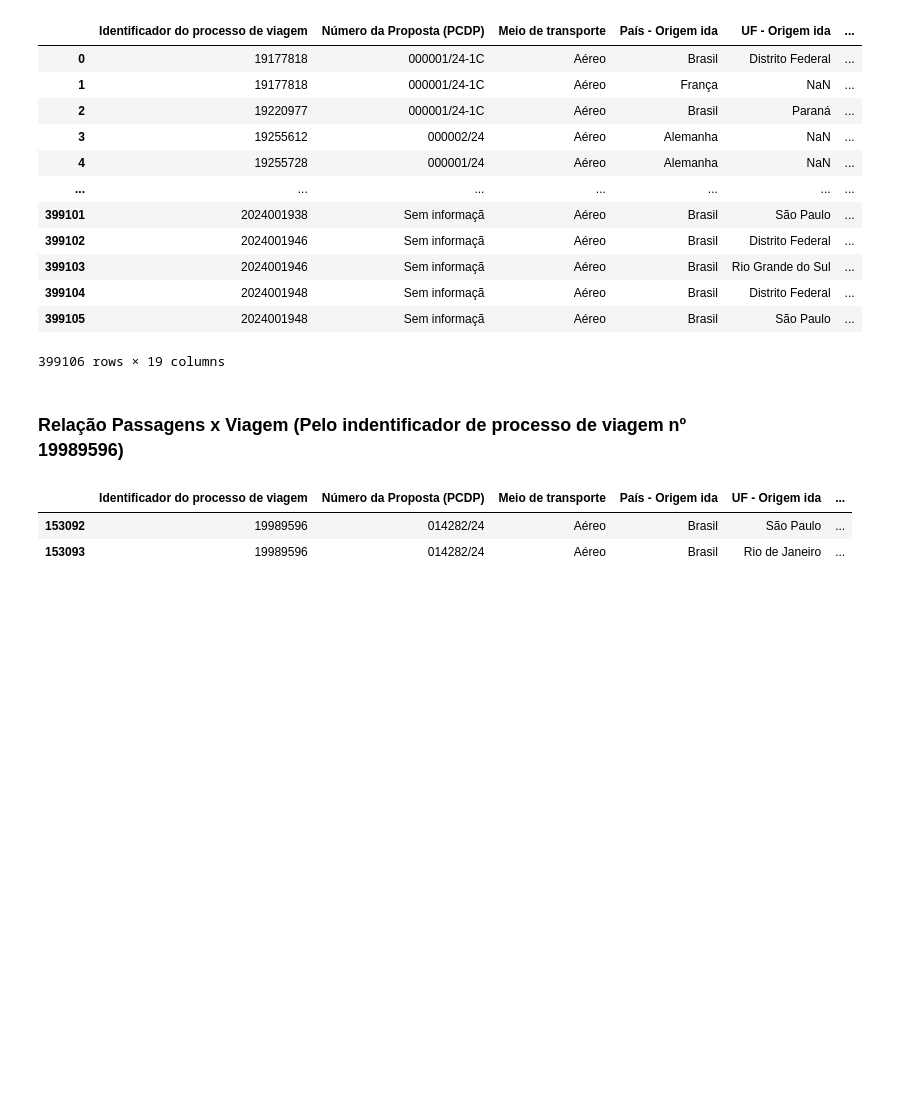
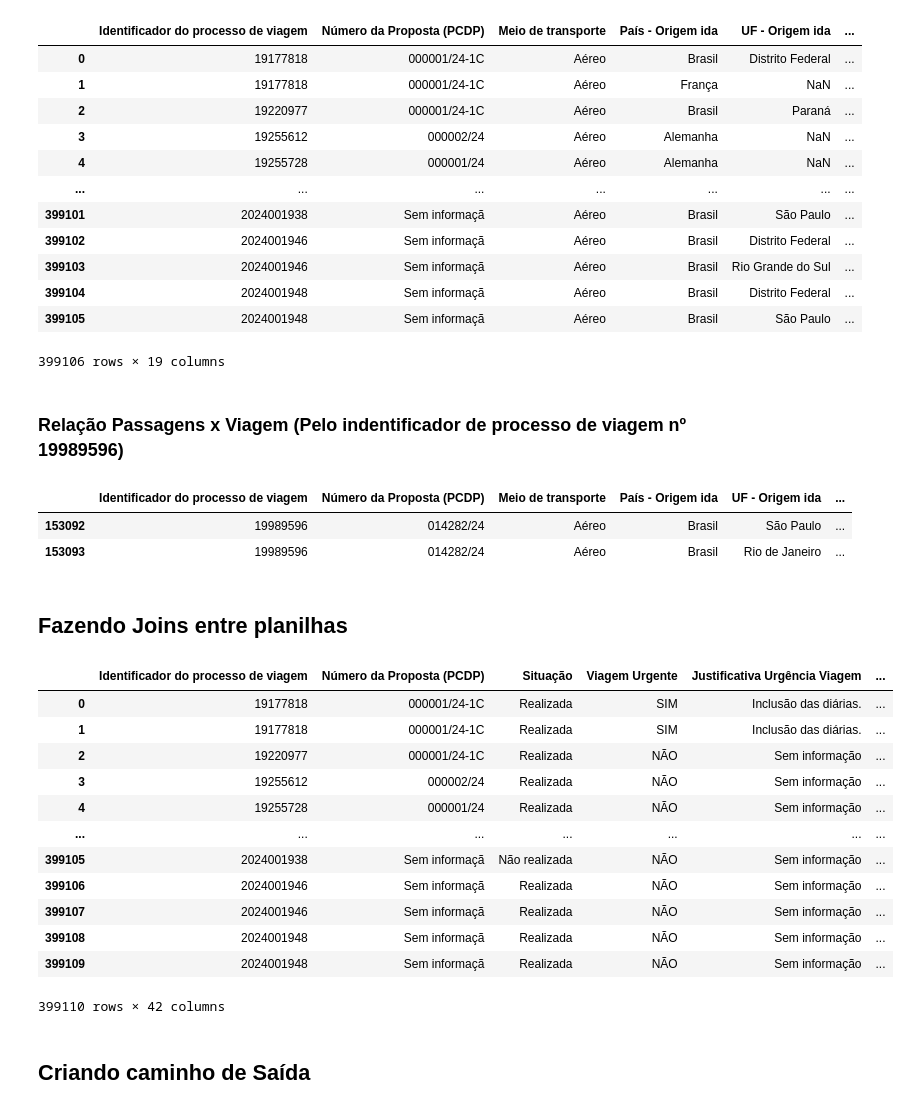
Before and after one commit to Luis-Filipe-Santos/analise-transparencia, a Jupyter notebook: analise.ipynb, the cells around one changed output. Cells and saved outputs as stored; diff of their text form; code cells hidden in the pictures; blank space fills up the shorter version.

Commit message:
Criando caminho de Saída

```diff
--- a/analise.ipynb
+++ b/analise.ipynb
@@ -153,3 +155,23 @@ df_passagens[df_passagens['Identificador do processo de viagem'] == 19989596]
 |  | Identificador do processo de viagem | Número da Proposta (PCDP) | Meio de transporte | País - Origem ida | UF - Origem ida | ... |
 | 153092 | 19989596 | 014282/24 | Aéreo | Brasil | São Paulo | ... |
 | 153093 | 19989596 | 014282/24 | Aéreo | Brasil | Rio de Janeiro | ... |
+# %% [markdown]
+## Fazendo Joins entre planilhas
+# %%
+df_viagens.merge(df_passagens)
+# %% [output]
+|  | Identificador do processo de viagem | Número da Proposta (PCDP) | Situação | Viagem Urgente | Justificativa Urgência Viagem | ... |
+| 0 | 19177818 | 000001/24-1C | Realizada | SIM | Inclusão das diárias. | ... |
+| 1 | 19177818 | 000001/24-1C | Realizada | SIM | Inclusão das diárias. | ... |
+| 2 | 19220977 | 000001/24-1C | Realizada | NÃO | Sem informação | ... |
+| 3 | 19255612 | 000002/24 | Realizada | NÃO | Sem informação | ... |
+| 4 | 19255728 | 000001/24 | Realizada | NÃO | Sem informação | ... |
+| ... | ... | ... | ... | ... | ... | ... |
+| 399105 | 2024001938 | Sem informaçã | Não realizada | NÃO | Sem informação | ... |
+| 399106 | 2024001946 | Sem informaçã | Realizada | NÃO | Sem informação | ... |
+| 399107 | 2024001946 | Sem informaçã | Realizada | NÃO | Sem informação | ... |
+| 399108 | 2024001948 | Sem informaçã | Realizada | NÃO | Sem informação | ... |
+| 399109 | 2024001948 | Sem informaçã | Realizada | NÃO | Sem informação | ... |
+399110 rows × 42 columns
+# %% [markdown]
+## Criando caminho de Saída
```
Also changed, not shown: parts of 1 cell of this notebook.
